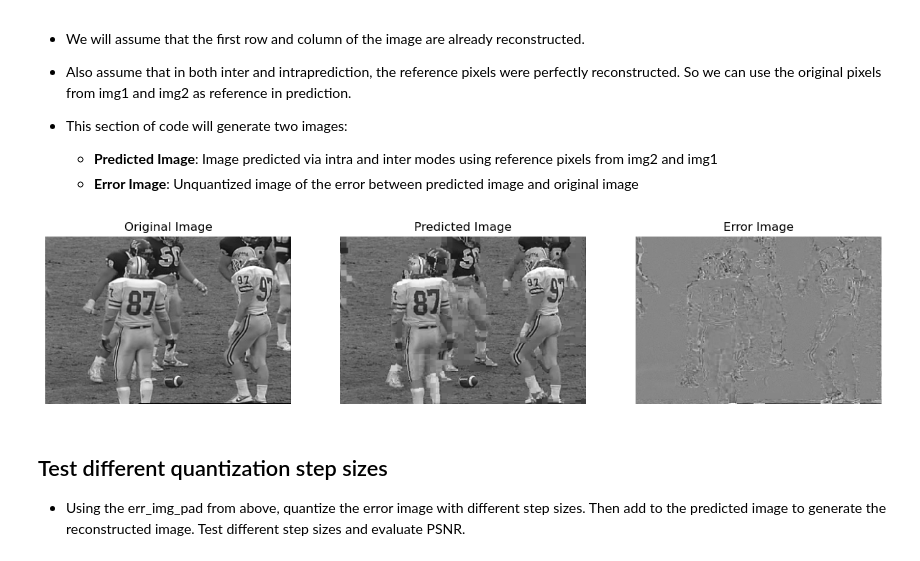
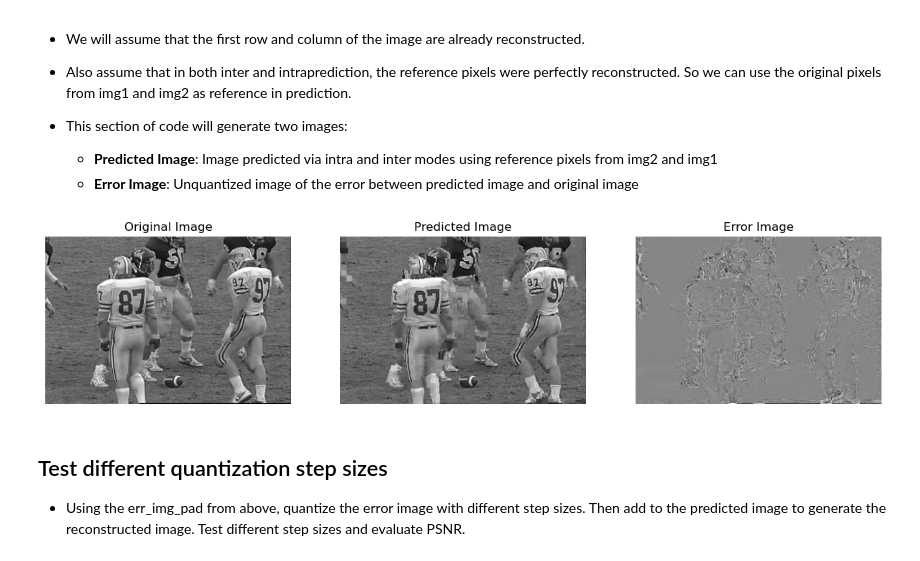
Before and after one commit to Alaqian/ECE-GY-6123-Image-and-Video-Processing, a Jupyter notebook: CA06/CA06-aaz7118.ipynb, the cells around one changed output. Cells and saved outputs as stored; diff of their text form; code cells hidden in the pictures.

```diff
--- a/CA06/CA06-aaz7118.ipynb
+++ b/CA06/CA06-aaz7118.ipynb
@@ -220,22 +221,22 @@ err_img = err_img_pad[0:rows,0:cols]
 # %%
 ################################################ TODO ###############################################
 # plot the original image, predicted image, error image
 plt.figure(figsize=(15,15))
 plt.subplot(131)
-plt.imshow(img1,cmap='gray')
+plt.imshow(img2,cmap='gray')
 plt.title('Original Image')
 plt.axis('off')
 plt.subplot(132)
 plt.imshow(pred_img,cmap='gray')
 plt.title('Predicted Image')
 plt.axis('off')
 plt.subplot(133)
 plt.imshow(err_img,cmap='gray')
 plt.title('Error Image')
 plt.axis('off')
 plt.show()
 # %% [output]
-[figure, old version]
+[figure, new version]
 # %% [markdown]
 ## Test different quantization step sizes
 - Using the err_img_pad from above, quantize the error image with different step sizes. Then add to the predicted image to generate the reconstructed image. Test different step sizes and evaluate PSNR.
```
Also changed, not shown: parts of 3 cells of this notebook, 3 other files.
